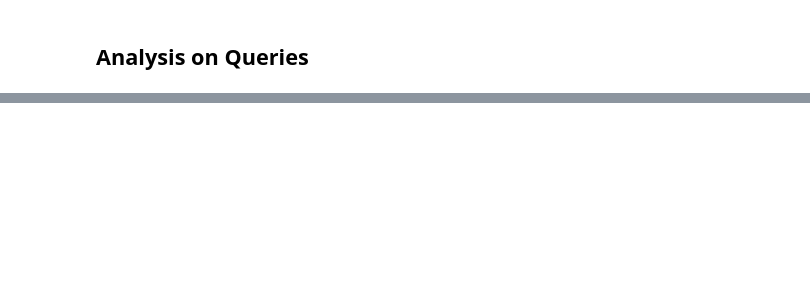
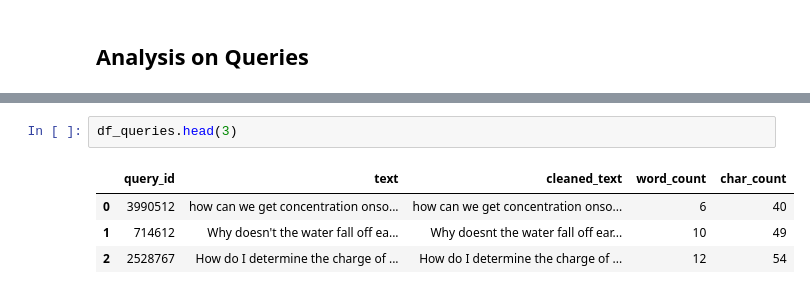
Before and after one commit to anedun2/Retrieval_and_Rerank, a Jupyter notebook: EDA.ipynb, the cells around one changed output, grey strips where cells are left out. Drawn from its saved outputs; the diff is of its cells as text; blank space fills up the shorter version.

```diff
--- a/EDA.ipynb
+++ b/EDA.ipynb
@@ -374,0 +322,7 @@ TF-IDF Matrix shape: (200, 684)
+# %%
+df_queries.head(3)
+# %% [output]
+|  | query_id | text | cleaned_text | word_count | char_count |
+| 0 | 3990512 | how can we get concentration onso... | how can we get concentration onso... | 6 | 40 |
+| 1 | 714612 | Why doesn't the water fall off ea... | Why doesnt the water fall off ear... | 10 | 49 |
+| 2 | 2528767 | How do I determine the charge of ... | How do I determine the charge of ... | 12 | 54 |
```
Also changed, not shown: parts of 6 cells of this notebook.
